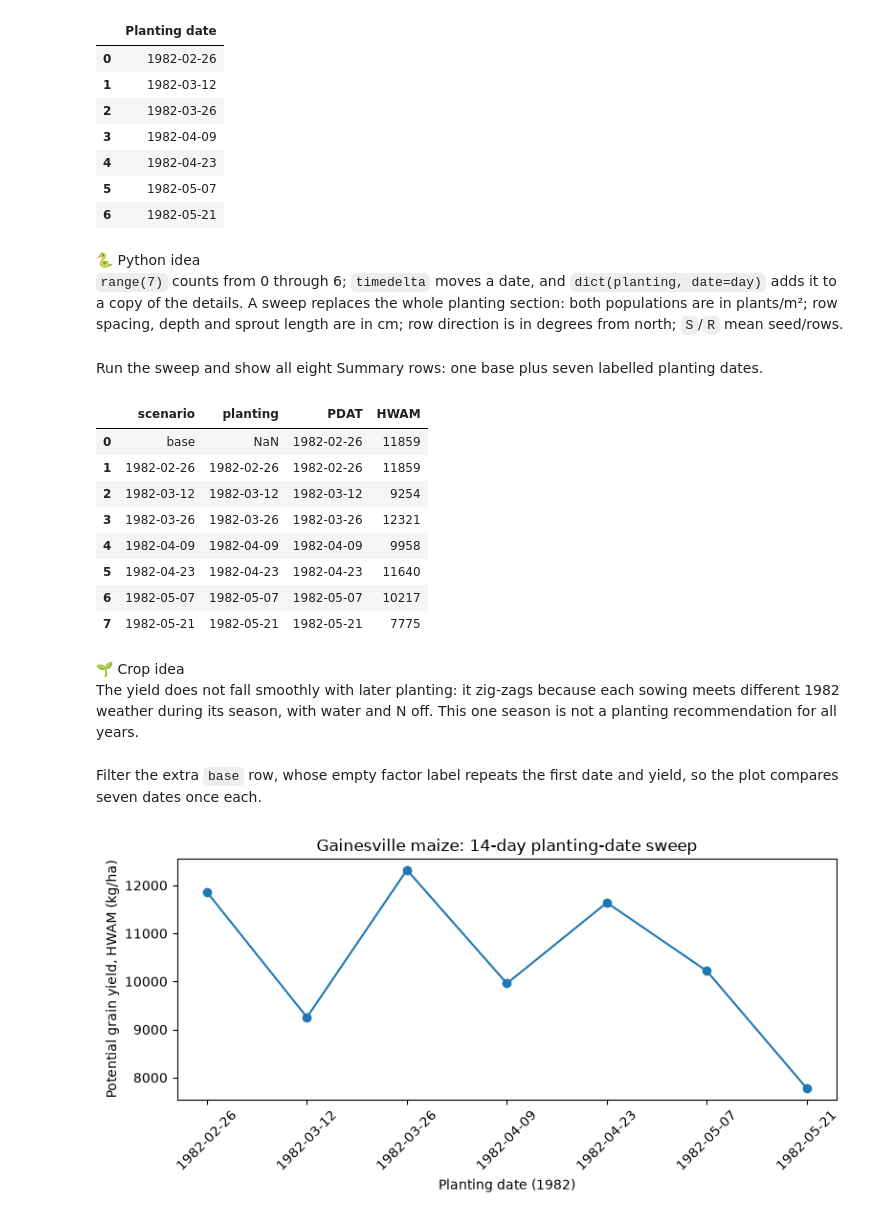
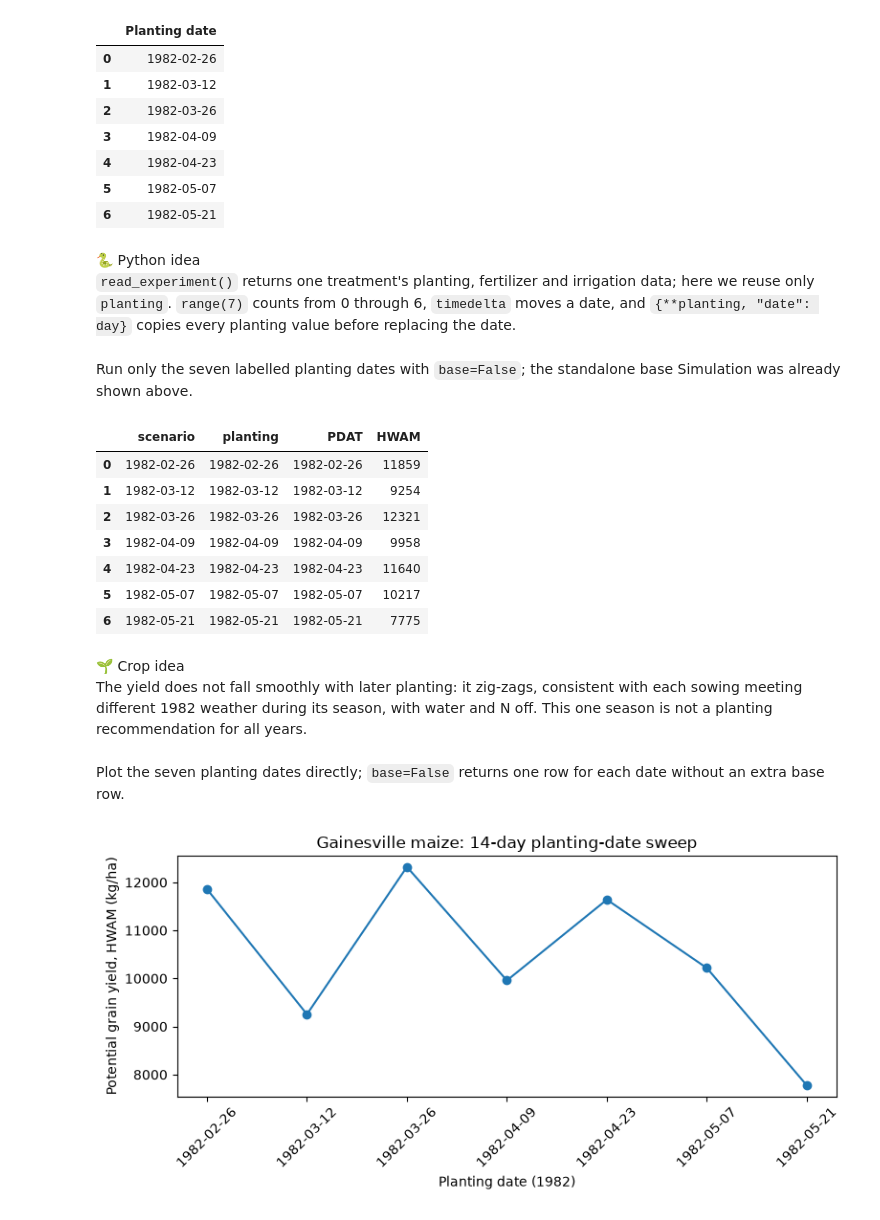
Before and after one commit to AbdelrahmanAmr3/dssatlab, a Jupyter notebook: course/02_planting_dates/lesson.ipynb, the cells around one changed output. Drawn from its saved outputs; the diff is of its cells as text; code cells hidden in the pictures.

```diff
--- a/course/02_planting_dates/lesson.ipynb
+++ b/course/02_planting_dates/lesson.ipynb
@@ -87,19 +87,10 @@ Build seven dates 14 days apart from stock PDATE `82057` (26 February 1982), kee
 # %%
-# Supply complete stock planting details for each labelled date.
-planting = {
-    "method": "S",
-    "distribution": "R",
-    "population": 7.2,
-    "emergence_population": 7.2,
-    "row_spacing": 61,
-    "row_direction": 0,
-    "depth": 7,
-    "sprout_length": 0,
-}
-first_date = date(1982, 2, 26)
+# Read the stock planting section and change only the date in each copy.
+planting = dl.read_experiment(inputs["filex"], treatment=1)["planting"]
+first_date = date.fromisoformat(planting["date"])
 spacing_days = 14
 dates = [(first_date + timedelta(days=spacing_days * i)).isoformat() for i in range(7)]
-factors = {"planting": {day: dict(planting, date=day) for day in dates}}
+factors = {"planting": {day: {**planting, "date": day} for day in dates}}
 dl.to_dataframe([{"Planting date": day} for day in factors["planting"]])
 # %% [output]
 |  | Planting date |
@@ -112,29 +103,29 @@ dl.to_dataframe([{"Planting date": day} for day in factors["planting"]])
 | 6 | 1982-05-21 |
 # %% [markdown]
 🐍 Python idea
-`range(7)` counts from 0 through 6; `timedelta` moves a date, and `dict(planting, date=day)` adds it to a copy of the details.
-A sweep replaces the whole planting section: both populations are in plants/m²; row spacing, depth and sprout length are in cm; row direction is in degrees from north; `S`/`R` mean seed/rows.
+`read_experiment()` returns one treatment's planting, fertilizer and irrigation data; here we reuse only `planting`.
+`range(7)` counts from 0 through 6, `timedelta` moves a date, and `{**planting, "date": day}` copies every planting value before replacing the date.
 # %% [markdown]
-Run the sweep and show all eight Summary rows: one base plus seven labelled planting dates.
+Run only the seven labelled planting dates with `base=False`; the standalone base Simulation was already shown above.
 # %%
 # Run the planting-date sweep and show actual dates and grain yields.
-rows = dl.run_sweep(**inputs, treatments=[1], management=experiment, factors=factors)
+rows = dl.run_sweep(**inputs, treatments=[1], management=experiment, factors=factors,
+                    base=False, directory=RUNS)
 results = dl.to_dataframe(rows)
 results[["scenario", "planting", "PDAT", "HWAM"]]
 # %% [output]
 |  | scenario | planting | PDAT | HWAM |
-| 0 | base | NaN | 1982-02-26 | 11859 |
-| 1 | 1982-02-26 | 1982-02-26 | 1982-02-26 | 11859 |
-| 2 | 1982-03-12 | 1982-03-12 | 1982-03-12 | 9254 |
-| 3 | 1982-03-26 | 1982-03-26 | 1982-03-26 | 12321 |
-| 4 | 1982-04-09 | 1982-04-09 | 1982-04-09 | 9958 |
-| 5 | 1982-04-23 | 1982-04-23 | 1982-04-23 | 11640 |
-| 6 | 1982-05-07 | 1982-05-07 | 1982-05-07 | 10217 |
-| 7 | 1982-05-21 | 1982-05-21 | 1982-05-21 | 7775 |
+| 0 | 1982-02-26 | 1982-02-26 | 1982-02-26 | 11859 |
+| 1 | 1982-03-12 | 1982-03-12 | 1982-03-12 | 9254 |
+| 2 | 1982-03-26 | 1982-03-26 | 1982-03-26 | 12321 |
+| 3 | 1982-04-09 | 1982-04-09 | 1982-04-09 | 9958 |
+| 4 | 1982-04-23 | 1982-04-23 | 1982-04-23 | 11640 |
+| 5 | 1982-05-07 | 1982-05-07 | 1982-05-07 | 10217 |
+| 6 | 1982-05-21 | 1982-05-21 | 1982-05-21 | 7775 |
 # %% [markdown]
 🌱 Crop idea
-The yield does not fall smoothly with later planting: it zig-zags because each sowing meets different 1982 weather during its season, with water and N off.
+The yield does not fall smoothly with later planting: it zig-zags, consistent with each sowing meeting different 1982 weather during its season, with water and N off.
 This one season is not a planting recommendation for all years.
 # %% [markdown]
-Filter the extra `base` row, whose empty factor label repeats the first date and yield, so the plot compares seven dates once each.
+Plot the seven planting dates directly; `base=False` returns one row for each date without an extra base row.
 # %%
```
Also changed, not shown: parts of 5 cells of this notebook, 7 other files.
